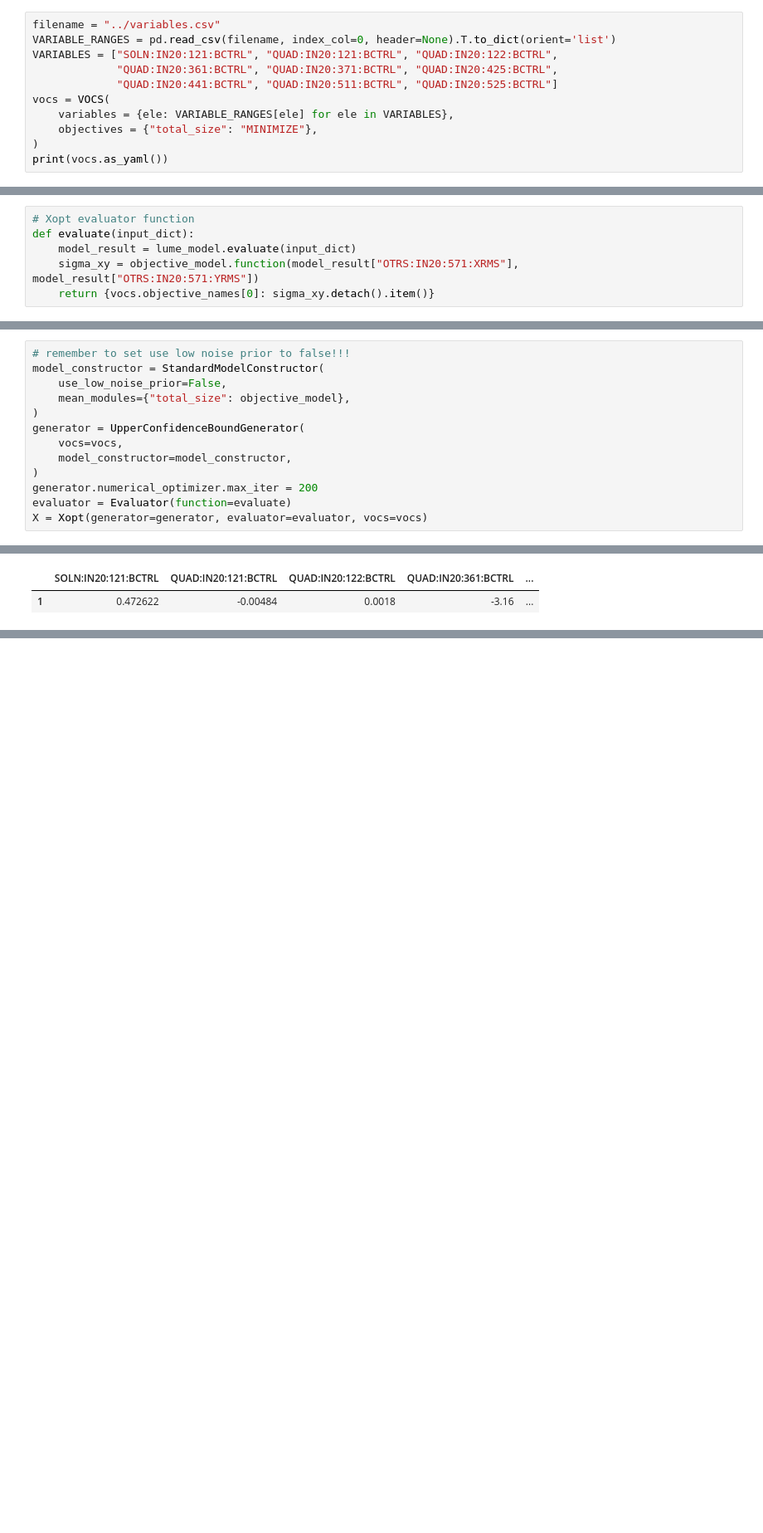
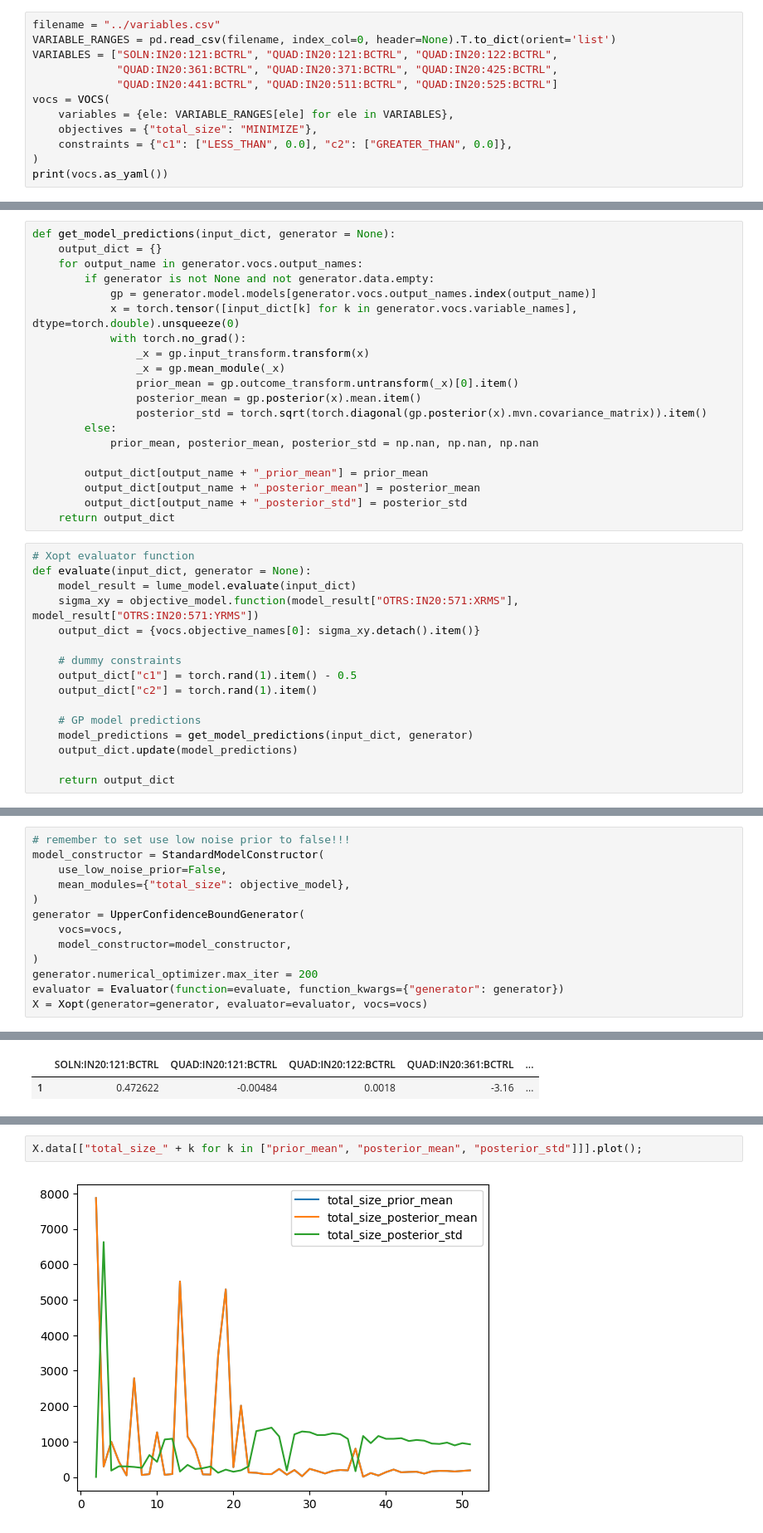
Before and after one commit to t-bz/SLAC_Xopt, a Jupyter notebook: lcls/nn_prior/offline_test_nn_optimization.ipynb, the cells around one changed output, grey strips where cells are left out. Shown at 83% size. Saved outputs shown, nothing was run; the diff lists cells and outputs as text; blank space fills up the shorter version.

Commit message:
Add utility functions to display GP model predictions

```diff
--- a/lcls/nn_prior/offline_test_nn_optimization.ipynb
+++ b/lcls/nn_prior/offline_test_nn_optimization.ipynb
@@ -34,6 +33,7 @@ VARIABLES = ["SOLN:IN20:121:BCTRL", "QUAD:IN20:121:BCTRL", "QUAD:IN20:122:BCTRL"
 vocs = VOCS(
     variables = {ele: VARIABLE_RANGES[ele] for ele in VARIABLES},
     objectives = {"total_size": "MINIMIZE"},
+    constraints = {"c1": ["LESS_THAN", 0.0], "c2": ["GREATER_THAN", 0.0]},
 )
 print(vocs.as_yaml())
 # %% [output]
@@ -108,12 +110,42 @@ class ObjectiveModel(torch.nn.Module):
 objective_model = ObjectiveModel(lume_module)
 # %% [markdown]
 ## Define Evaluate Function
+# %%
+def get_model_predictions(input_dict, generator = None):
+    output_dict = {}
+    for output_name in generator.vocs.output_names:
+        if generator is not None and not generator.data.empty:
+            gp = generator.model.models[generator.vocs.output_names.index(output_name)]
+            x = torch.tensor([input_dict[k] for k in generator.vocs.variable_names], dtype=torch.double).unsqueeze(0)
+            with torch.no_grad():
+                _x = gp.input_transform.transform(x)
+                _x = gp.mean_module(_x)
+                prior_mean = gp.outcome_transform.untransform(_x)[0].item()
+                posterior_mean = gp.posterior(x).mean.item()
+                posterior_std = torch.sqrt(torch.diagonal(gp.posterior(x).mvn.covariance_matrix)).item()
+        else:
+            prior_mean, posterior_mean, posterior_std = np.nan, np.nan, np.nan
+
+        output_dict[output_name + "_prior_mean"] = prior_mean
+        output_dict[output_name + "_posterior_mean"] = posterior_mean
+        output_dict[output_name + "_posterior_std"] = posterior_std
+    return output_dict
 # %%
 # Xopt evaluator function
-def evaluate(input_dict):
+def evaluate(input_dict, generator = None):
     model_result = lume_model.evaluate(input_dict)
     sigma_xy = objective_model.function(model_result["OTRS:IN20:571:XRMS"], model_result["OTRS:IN20:571:YRMS"])
-    return {vocs.objective_names[0]: sigma_xy.detach().item()}
+    output_dict = {vocs.objective_names[0]: sigma_xy.detach().item()}
+
+    # dummy constraints
+    output_dict["c1"] = torch.rand(1).item() - 0.5
+    output_dict["c2"] = torch.rand(1).item()
+
+    # GP model predictions
+    model_predictions = get_model_predictions(input_dict, generator)
+    output_dict.update(model_predictions)
+
+    return output_dict
 # %% [markdown]
 ## Run Xopt
 # %%
@@ -127,7 +159,7 @@ generator = UpperConfidenceBoundGenerator(
     model_constructor=model_constructor,
 )
 generator.numerical_optimizer.max_iter = 200
-evaluator = Evaluator(function=evaluate)
+evaluator = Evaluator(function=evaluate, function_kwargs={"generator": generator})
 X = Xopt(generator=generator, evaluator=evaluator, vocs=vocs)
 # %%
 default = {
@@ -177,0 +190,4 @@ acquisition_optimization: 3.90 +- 1.44 sec
+# %%
+X.data[["total_size_" + k for k in ["prior_mean", "posterior_mean", "posterior_std"]]].plot();
+# %% [output]
+[figure, added]
```
Also changed, not shown: parts of 10 cells of this notebook, 1 other file.
